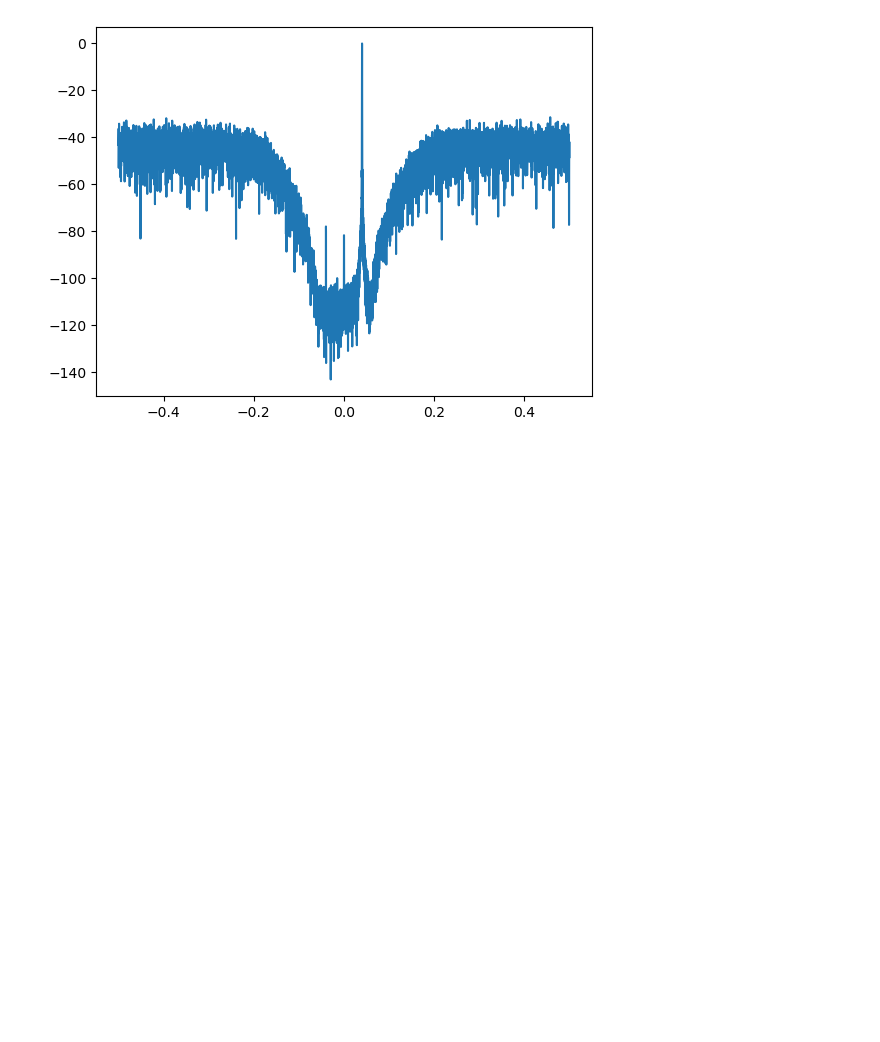
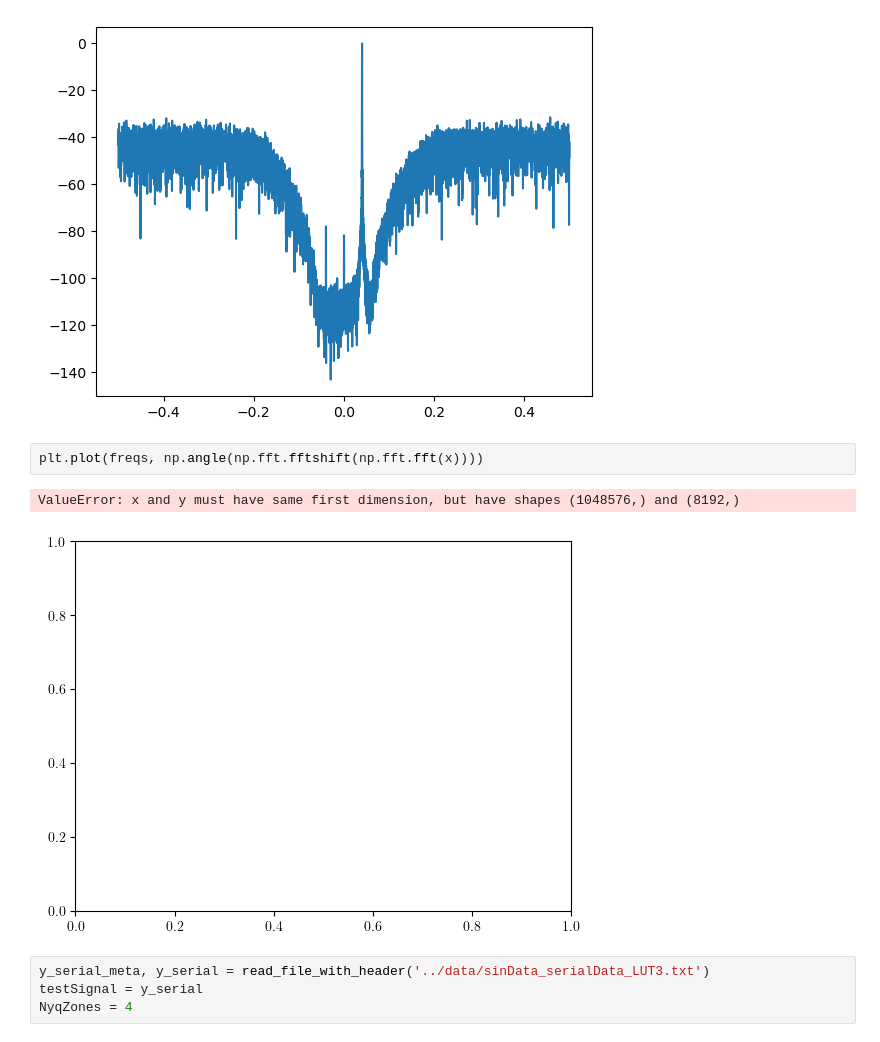
Before and after one commit to urosminoski/All-Digital-RF-Transmitter-in-FPGA-master-, a Jupyter notebook: sim/v1.5/python/Untitled1.ipynb, the cells around one changed output. Saved outputs shown, nothing was run; the diff lists cells and outputs as text; blank space fills up the shorter version.

```diff
--- a/sim/v1.5/python/Untitled1.ipynb
+++ b/sim/v1.5/python/Untitled1.ipynb
@@ -184,3 +189,12 @@ plt.show()
 # %% [output]
 [figure]
 [figure]
+# %%
+plt.plot(freqs, np.angle(np.fft.fftshift(np.fft.fft(x))))
+# %% [output]
+ValueError: x and y must have same first dimension, but have shapes (1048576,) and (8192,)
+[figure, added]
+# %%
+y_serial_meta, y_serial = read_file_with_header('../data/sinData_serialData_LUT3.txt')
+testSignal = y_serial
+NyqZones = 4
```
Also changed, not shown: parts of 2 cells of this notebook, 22 other files.
